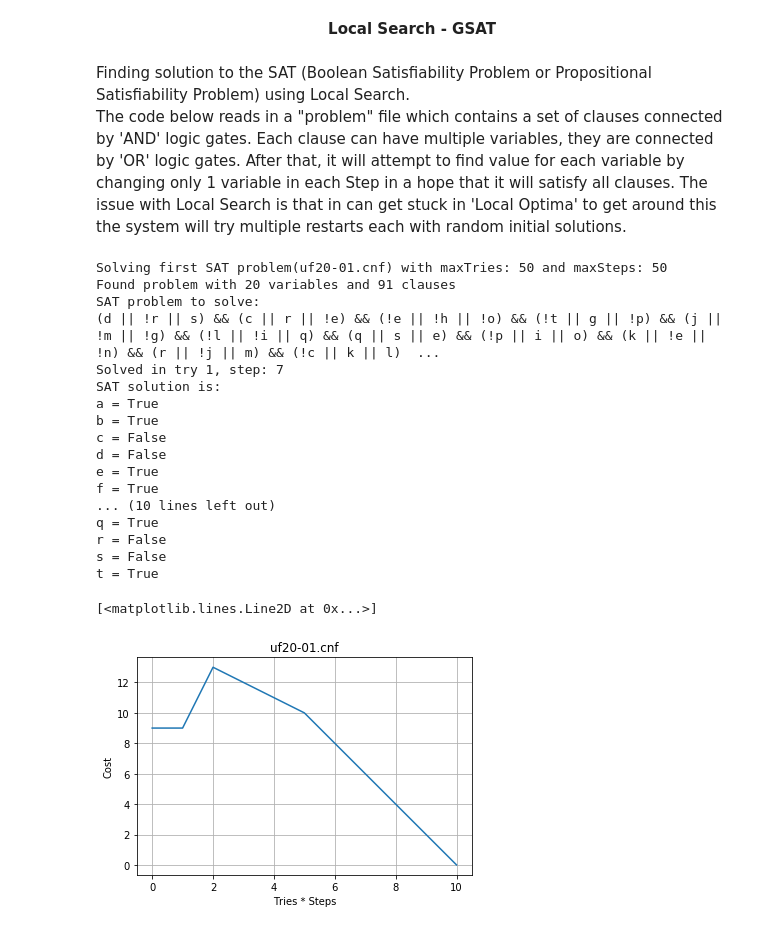
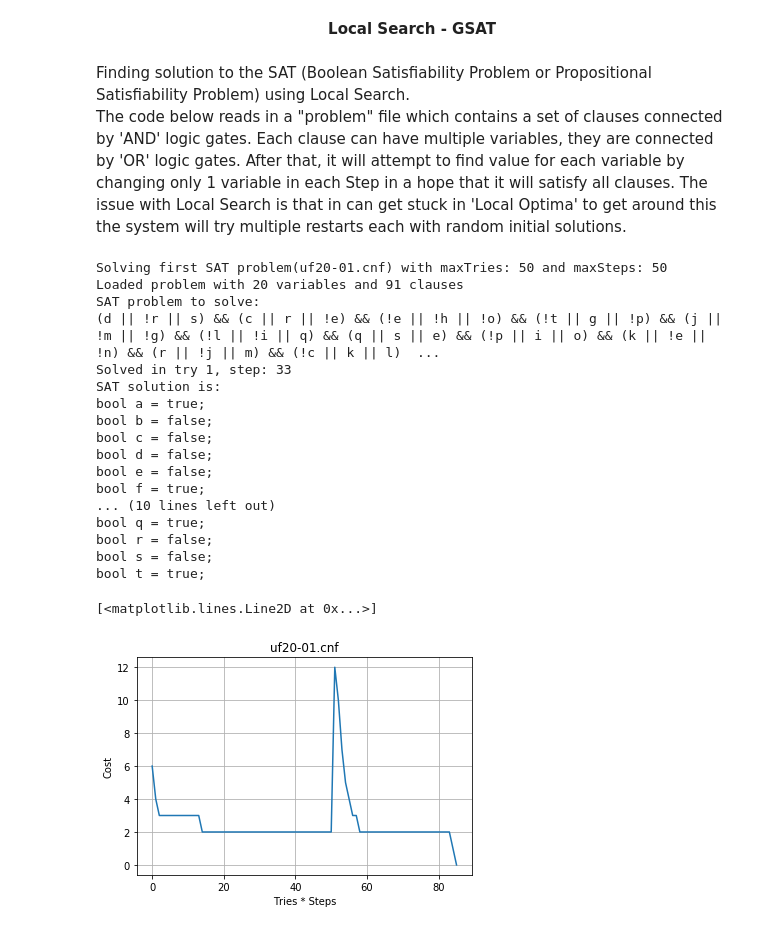
Before and after one commit to DanielK0926166/AI_portfolio, a Jupyter notebook: localsearch-GSAT.ipynb, the cells around one changed output. Drawn from its saved outputs; the diff is of its cells as text; code cells hidden in the pictures.

Commit message:
Updated GSAT code. Fixed bug that stopped it from finding correct solution

```diff
--- a/localsearch-GSAT.ipynb
+++ b/localsearch-GSAT.ipynb
@@ -248,47 +260,50 @@ problemFiles = os.listdir(path)
 # %%
 # Solving the first problem with extra details
 
 problemFile  = path + problemFiles[0]
 print('Solving first SAT problem({}) with maxTries: {} and maxSteps: {}'.format(problemFiles[0], maxTries, maxSteps))
 solver = SatProblemSolver(problemFile)
 print('SAT problem to solve:')
 solver.PrintProblem()
 solution = solver.SolveSATProblem(maxTries, maxSteps)
 
 print('SAT solution is:')
 if solution != None:
     for v in range(solver.numberOfVars):
-        print('{} = {}'.format(solver.GetCharForInt(v), solution[v]))
+        res = 'false'
+        if solution[v]:
+            res = 'true'
+        print('bool {} = {};'.format(solver.GetCharForInt(v), res))
 else:
     print('Could NOT solve problem')
 
 fig = plt.figure()
 axes = fig.add_subplot(111)
 axes.set_title(problemFiles[0])
 axes.set_ylabel('Cost')
 axes.set_xlabel('Tries * Steps')
 axes.grid()
 axes.plot(solver.TotalCosts)
 # %% [output]
 Solving first SAT problem(uf20-01.cnf) with maxTries: 50 and maxSteps: 50
-Found problem with 20 variables and 91 clauses
+Loaded problem with 20 variables and 91 clauses
 SAT problem to solve:
 (d || !r || s) && (c || r || !e) && (!e || !h || !o) && (!t || g || !p) && (j || !m || !g) && (!l || !i || q) && (q || s || e) && (!p || i || o) && (k || !e || !n) && (r || !j || m) && (!c || k || l)  ...
-Solved in try 1, step: 7
+Solved in try 1, step: 33
 SAT solution is:
-a = True
-b = True
-c = False
-d = False
-e = True
-f = True
+bool a = true;
+bool b = false;
+bool c = false;
+bool d = false;
+bool e = false;
+bool f = true;
 ... (10 lines left out)
-q = True
-r = False
-s = False
-t = True
+bool q = true;
+bool r = false;
+bool s = false;
+bool t = true;
 [<matplotlib.lines.Line2D at 0x...>]
-[figure, old version]
+[figure, new version]
 # %%
 # Solving all SAT problems
 
```
Also changed, not shown: parts of 2 cells of this notebook.
